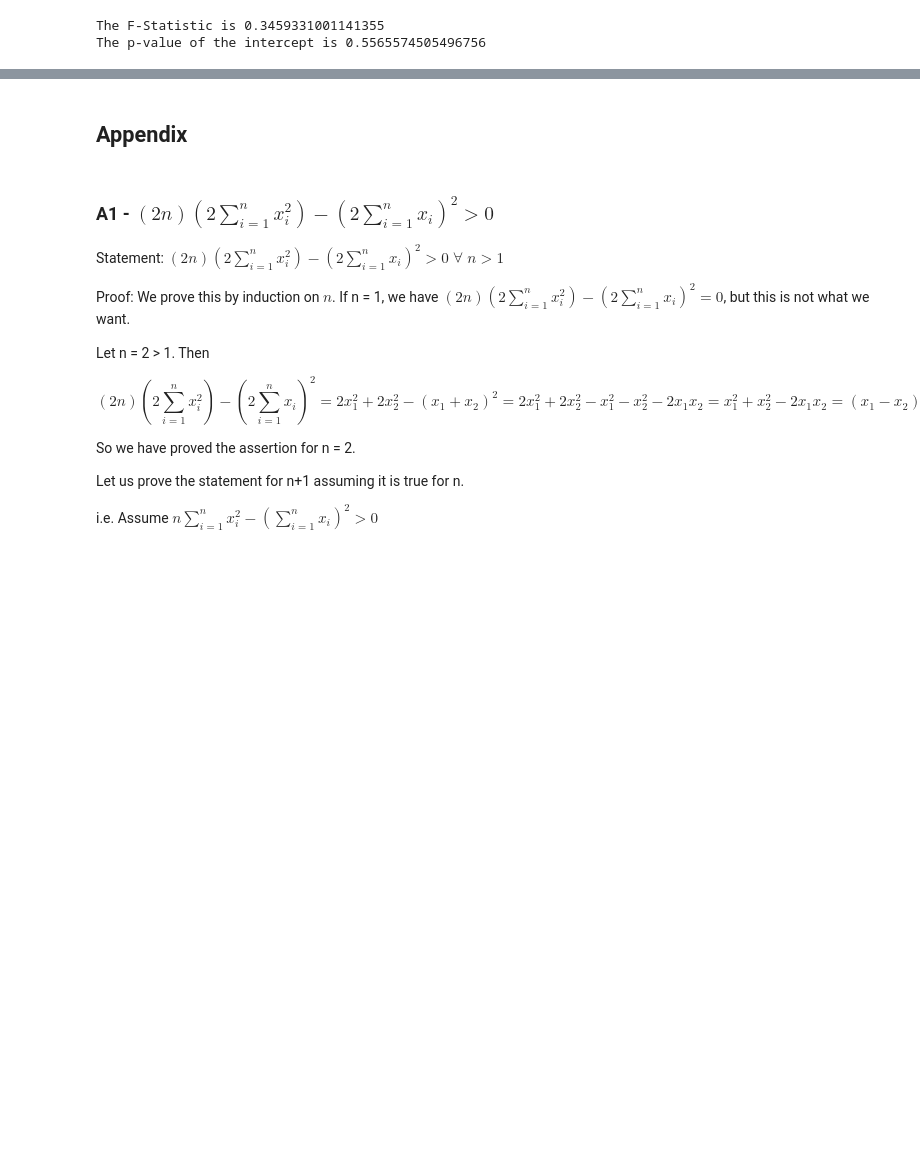
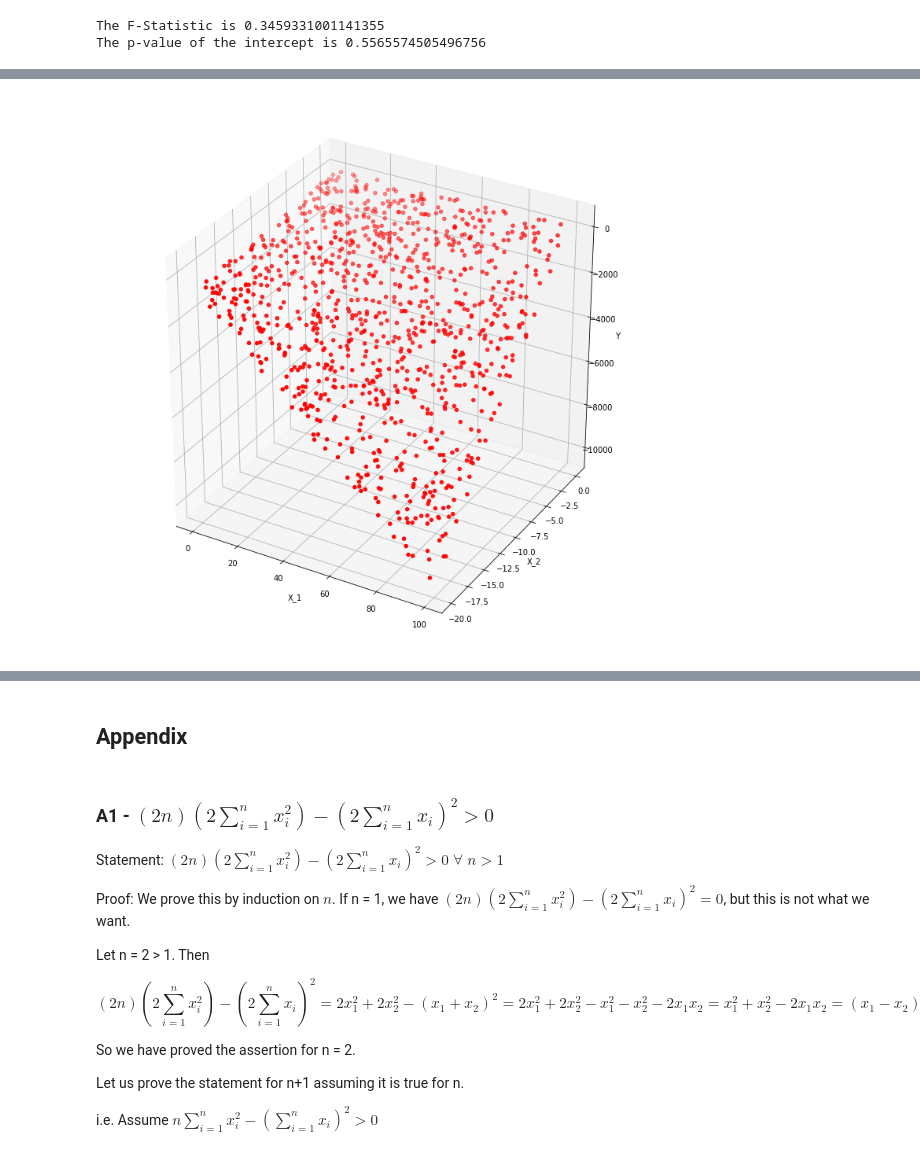
Before and after one commit to TanselArif-21/LinearRegression, a Jupyter notebook: LinearRegression.ipynb, the cells around one changed output, grey strips where cells are left out. Cells and saved outputs as stored; diff of their text form; code cells hidden in the pictures; blank space fills up the shorter version.

```diff
--- a/LinearRegression.ipynb
+++ b/LinearRegression.ipynb
@@ -1054,0 +1142,13 @@ The p-value of the intercept is 0.5565574505496756
+# %%
+fig = plt.figure(figsize=(10,10))
+ax = fig.add_subplot(111, projection='3d')
+
+ax.scatter(X_1, X_2, Y, c='r', marker='o')
+
+ax.set_xlabel('X_1')
+ax.set_ylabel('X_2')
+ax.set_zlabel('Y')
+
+plt.tight_layout()
+# %% [output]
+[figure, added]
```
Also changed, not shown: parts of 25 cells of this notebook.
